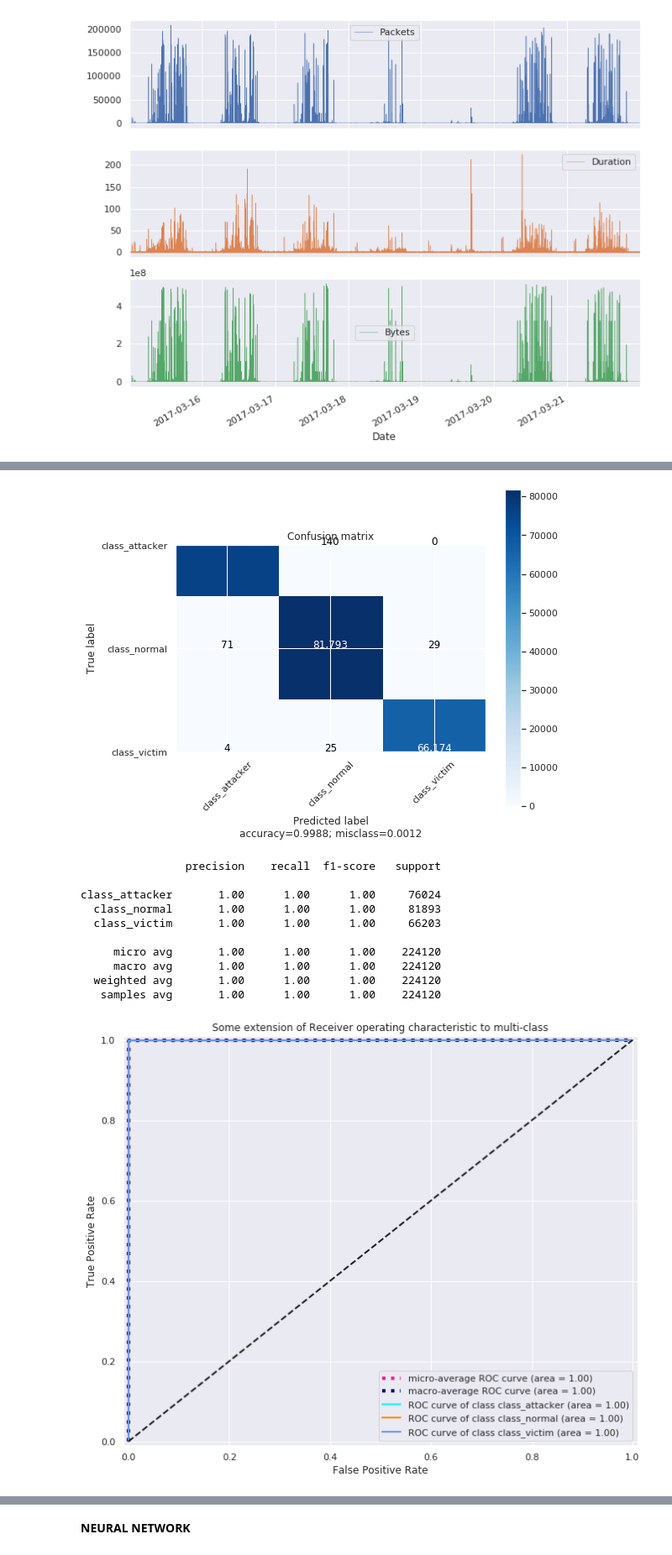
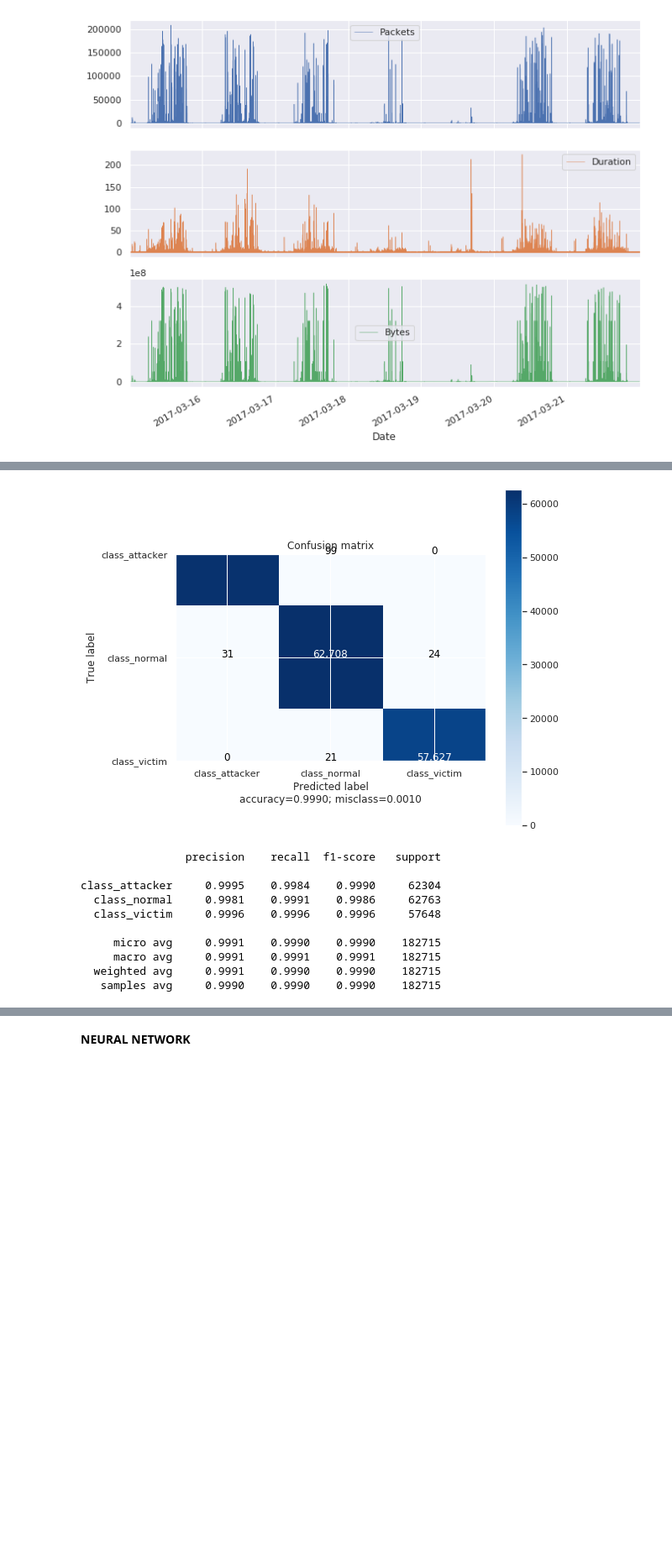
Before and after one commit to VasgoTheTotoroo/IDS_IoT, a Jupyter notebook: test_for_the_algorithms.ipynb, the cells around one changed output, grey strips where cells are left out. Shown: that part at 84% size. Cells and saved outputs as stored; diff of their text form; code cells hidden in the pictures; blank space fills up the shorter version.

```diff
--- a/test_for_the_algorithms.ipynb
+++ b/test_for_the_algorithms.ipynb
@@ -98,0 +138,3 @@ def supprDataAlea(df,clas,nom,frac):
+# %%
+dfTrain = df.iloc[Idx]
+dfTrain.shape
@@ -99,8 +160,8 @@ def supprDataAlea(df,clas,nom,frac):
 # %%
-#suppress data to gain speed
-df=supprDataAlea(df,'class','normal',0.95)
-df=supprDataAlea(df,'class','attacker',0.45)
-df=supprDataAlea(df,'class','victim',0.45)
+#suppress data to balance classes
+df=supprDataAlea(dfTrain,'class','normal',0.9)
+df=supprDataAlea(df,'class','attacker',0.3)
+df=supprDataAlea(df,'class','victim',0.3)
 # %%
 n=df.shape[0]
 print("number of rows : "+str(n))
@@ -263,7 +368,7 @@ def plot_confusion_matrix(cm,
 
     if target_names is not None:
         tick_marks = np.arange(len(target_names))
-        plt.xticks(tick_marks, target_names, rotation=45)
+        plt.xticks(tick_marks, target_names, rotation=0)
         plt.yticks(tick_marks, target_names)
 
     if normalize:
@@ -448,30 +571,33 @@ class_attacker       0.99      1.00      0.99     76024
 # %%
 from sklearn import tree
+from sklearn.multiclass import OneVsRestClassifier
 
-ctree = OneVsRestClassifier(tree.DecisionTreeClassifier())
+#ctree = OneVsRestClassifier(tree.DecisionTreeClassifier()) # Compute with one vs all th erest
+ctree = tree.DecisionTreeClassifier() # compute for the three classes
 
 clftree = ctree.fit(X_train,y_train)
 # %%
 y_predTree=clftree.predict(X_test)
 
 cmTree=confusion_matrix(y_test.argmax(axis=1),y_predTree.argmax(axis=1))
 
 plot_confusion_matrix(cmTree,target_names=label_names, normalize=False)
-print(classification_report(y_test,y_predTree,target_names=label_names))
+print(classification_report(y_test,y_predTree,target_names=label_names, digits=4))
 
-y_scoreTree=ctree.predict_proba(X_test)
-
-ROCCurve(y_scoreTree)
+try:
+  y_scoreTree=ctree.predict_proba(X_test)
+  ROCCurve(y_scoreTree)
+except:
+  pass
 # %% [output]
-[figure, old version]
+[figure, new version]
                 precision    recall  f1-score   support
 
-class_attacker       1.00      1.00      1.00     76024
-  class_normal       1.00      1.00      1.00     81893
-  class_victim       1.00      1.00      1.00     66203
+class_attacker     0.9995    0.9984    0.9990     62304
+  class_normal     0.9981    0.9991    0.9986     62763
+  class_victim     0.9996    0.9996    0.9996     57648
 
-     micro avg       1.00      1.00      1.00    224120
-     macro avg       1.00      1.00      1.00    224120
-  weighted avg       1.00      1.00      1.00    224120
-   samples avg       1.00      1.00      1.00    224120
+     micro avg     0.9991    0.9990    0.9990    182715
+     macro avg     0.9991    0.9991    0.9991    182715
+  weighted avg     0.9991    0.9990    0.9990    182715
+   samples avg     0.9990    0.9990    0.9990    182715
-[figure, removed]
```
Also changed, not shown: parts of 54 cells of this notebook.
